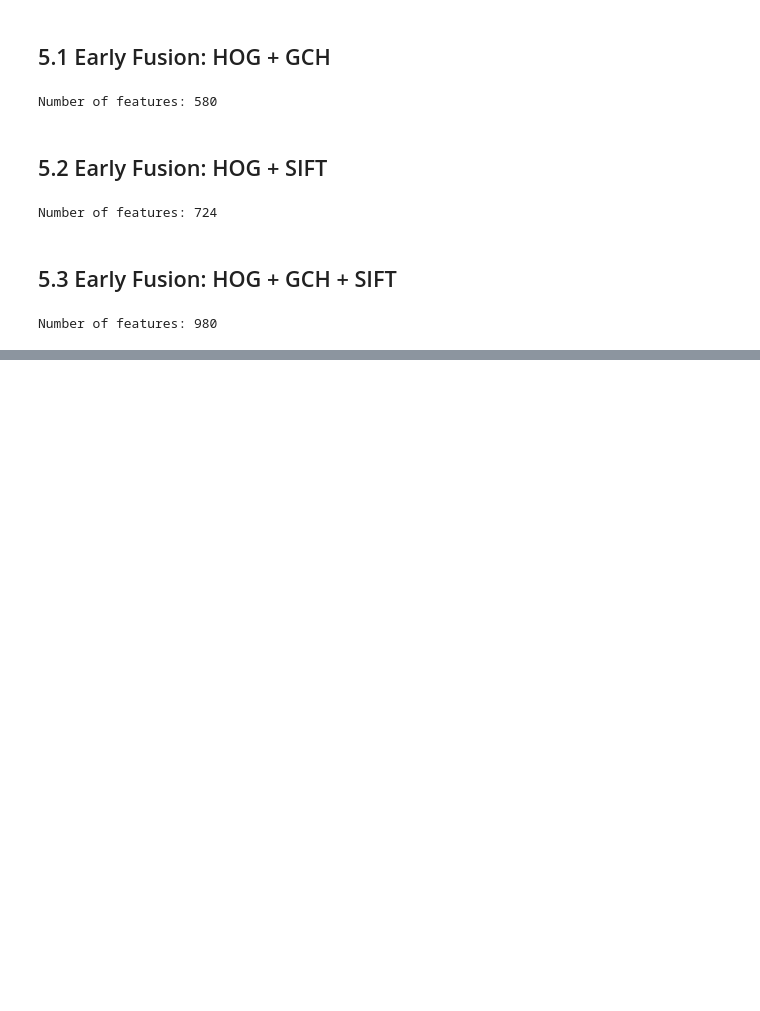
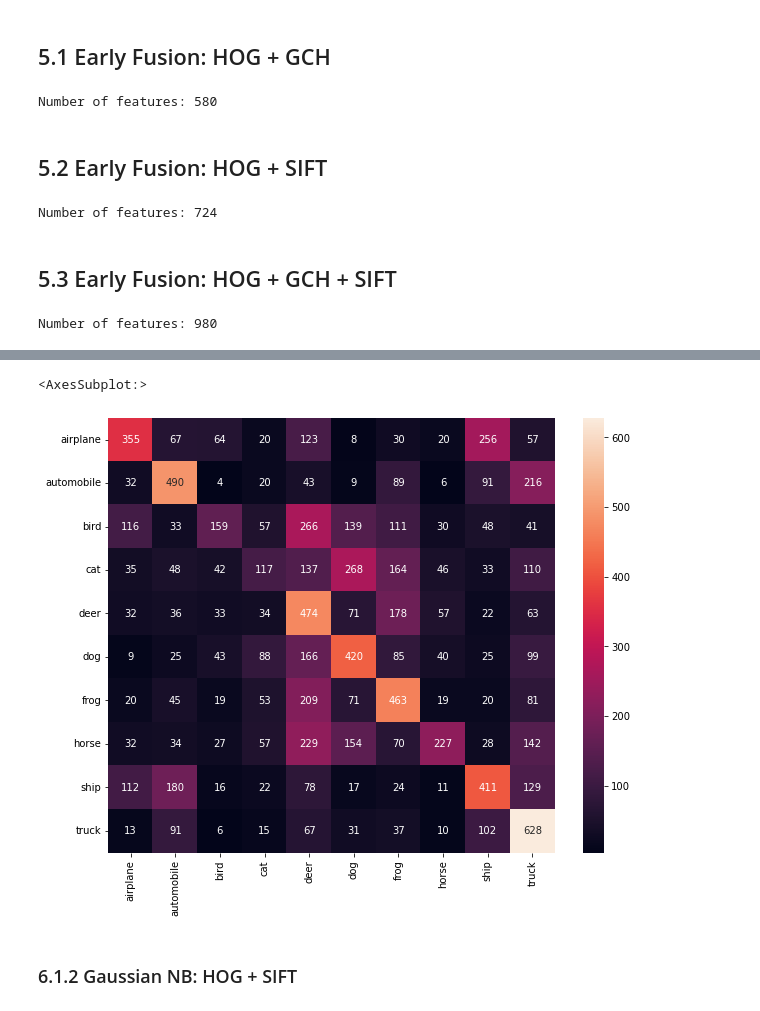
Before and after one commit to zealotry1developer/CBIR, a Jupyter notebook: notebooks/Bag of Visual Words.ipynb, the cells around one changed output, grey strips where cells are left out. Saved outputs shown, nothing was run; the diff lists cells and outputs as text; code cells hidden in the pictures; blank space fills up the shorter version.

Commit message:
gaussian naive bayes, classification report, confusion matrix

```diff
--- a/notebooks/Bag of Visual Words.ipynb
+++ b/notebooks/Bag of Visual Words.ipynb
@@ -543,0 +554,2 @@ Number of features: 980
+# %%
+target_names = ['airplane', 'automobile', 'bird', 'cat', 'deer', 'dog', 'frog', 'horse', 'ship', 'truck']
@@ -543,0 +560,7 @@ Number of features: 980
+# %%
+clf = GaussianNB()
+
+clf.fit(hog_gch_train, Y_train.ravel())
+
+Y_train_pred = clf.predict(hog_gch_train)
+Y_test_pred = clf.predict(hog_gch_test)
@@ -543,0 +588,8 @@ Number of features: 980
+# %%
+cm = confusion_matrix(Y_test.ravel(), Y_test_pred)
+sns.heatmap(cm, annot=True, fmt='', xticklabels=target_names, yticklabels=target_names, ax=plt.subplots(figsize=(10,8))[1])
+# %% [output]
+<AxesSubplot:>
+[figure, added]
+# %% [markdown]
+### 6.1.2 Gaussian NB: HOG + SIFT
```
Also changed, not shown: parts of 29 cells of this notebook.
